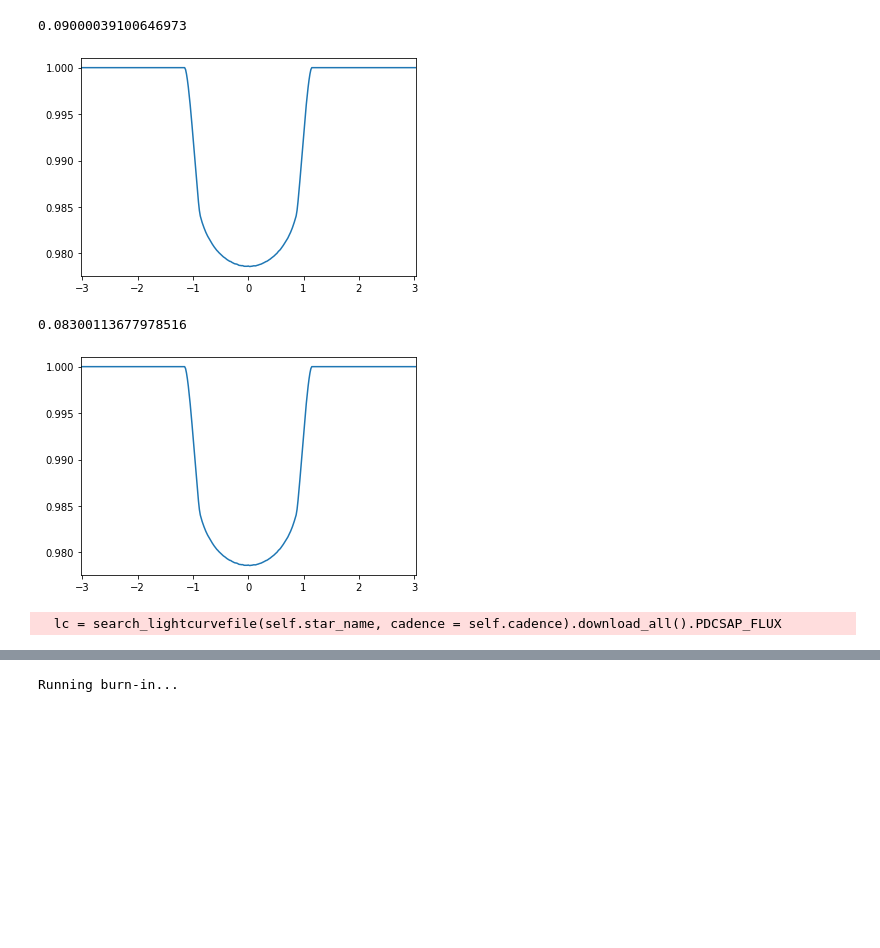
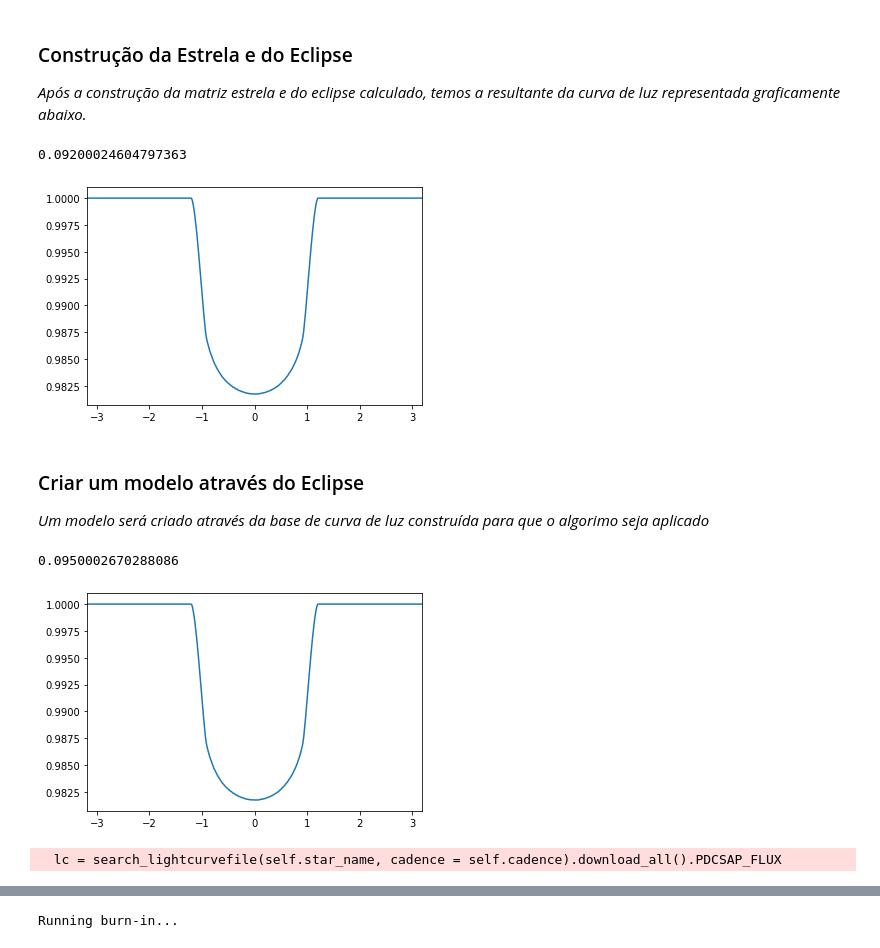
Before and after one commit to Transit-Model-CRAAM/pipelineMCMC, a Jupyter notebook: main.ipynb, the cells around one changed output, grey strips where cells are left out. Drawn from its saved outputs; the diff is of its cells as text; code cells hidden in the pictures; blank space fills up the shorter version.

```diff
--- a/main.ipynb
+++ b/main.ipynb
@@ -20,60 +22,55 @@ from lmfit import Model
 # %%
+# -------------- Parâmetros de entrada --------------
+# --------------------- Estrela ---------------------
+star_name = 'Kepler-17'
+cadence = 'short'
 raio = 373. #default (pixel)
 intensidadeMaxima = 240 #default
 tamanhoMatriz = 856 #default
-u1 = 0.44
-u2 = 0.10
+u1 = 0.405
+u2 = 0.262
 
-'''
-rsun = 0.117 # raio da estrela em Rsun
-raioPlanJup = 0.0819 # raio do planeta (em RJup)
-semiEixoUA = 0.028 #semieixo (UA)
-anguloInclinacao = 89.86 #em graus
-periodo = 6.099  # day
-'''
 
+
+# --------------------- Planeta ---------------------
+raioPlanJup = 1.312
+semiEixoUA = 0.02591
+rsun = 1.05 # raio da estrela em Rsun
+anguloInclinacao = 87.2 #em graus
+periodo = 1.4857108  # day
 lua = False
 ecc = 0
 anom = 0
 
 
-raioPlanJup = 1.41
-semiEixoUA = 0.028
-rsun = 1.05 # raio da estrela em Rsun
-anguloInclinacao = 89. #em graus
-periodo = 1.4857108  # day
-
-
 #etapa de conversão
 raioStar, raioPlanetaRstar , semiEixoRaioStar = converte(rsun,raioPlanJup,semiEixoUA)
-
-star_name = 'Kepler-17'
-cadence = 'short'
+# %% [markdown]
+### Construção da Estrela e do Eclipse
+_Após a construção da matriz estrela e do eclipse calculado, temos a resultante da curva de luz representada graficamente abaixo._
 # %%
-#raio, raioStar, intensidadeMaxima,coeficienteHum,coeficienteDois,tamanhoMatriz
-estrela_ = estrela(raio,raioStar,intensidadeMaxima,u1,u2,tamanhoMatriz)
+estrela_ = Estrela(raio,raioStar,intensidadeMaxima,u1,u2,tamanhoMatriz)
 Nx = estrela_.getNx()
 Ny = estrela_.getNy()
 raioEstrelaPixel = estrela_.getRaioStar()
 estrelaManchada = estrela_.getEstrela()
 eclipse = Eclipse(Nx,Ny,raioEstrelaPixel,estrelaManchada)
-
 estrela_.setStarName(star_name)
 estrela_.setCadence(cadence)
+eclipse.setTempoHoras(1.)
 
-
-######################################################################################
-eclipse.setTempoHoras(1.)
-######################################################################################
 
 
 #semiEixoRaioStar,semiEixoUA, raioPlanetaRstar, raioPlanJup ,periodo,anguloInclinacao,lua,ecc,anom
 eclipse.criarEclipse(semiEixoRaioStar,semiEixoUA,raioPlanetaRstar,raioPlanJup,periodo,anguloInclinacao,lua,ecc,anom,False)
 lc0 = numpy.array(eclipse.getCurvaLuz())
 ts0 = numpy.array(eclipse.getTempoHoras())
 # %% [output]
-0.09000039100646973
+0.09200024604797363
-[figure, old version]
+[figure, new version]
+# %% [markdown]
+### Criar um modelo através do Eclipse
+_Um modelo será criado através da base de curva de luz construída para que o algorimo seja aplicado_
 # %%
 modelo = Modelo(estrela_,eclipse)
 
@@ -88,12 +85,7 @@ modelo.setFlux(flux)
 modelo.setFluxErr(flux_err)
 
 x0, nt = modelo.det_x0(0)
-
-#a1 = 5.179
-#inc1 = 87.69
-#per1 = 1.381
-#rp1 = 0.13
 # %% [output]
-0.08300113677978516
+0.0950002670288086
-[figure, old version]
+[figure, new version]
   lc = search_lightcurvefile(self.star_name, cadence = self.cadence).download_all().PDCSAP_FLUX
```
Also changed, not shown: parts of 26 cells of this notebook, 7 other files.
